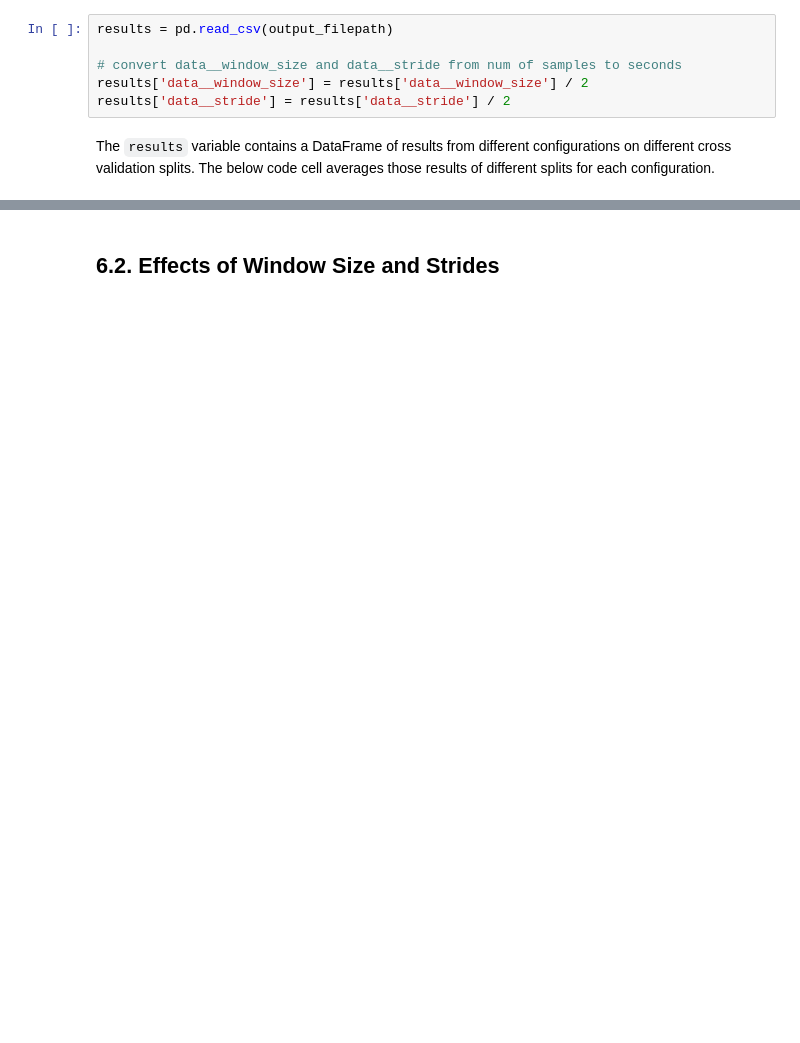
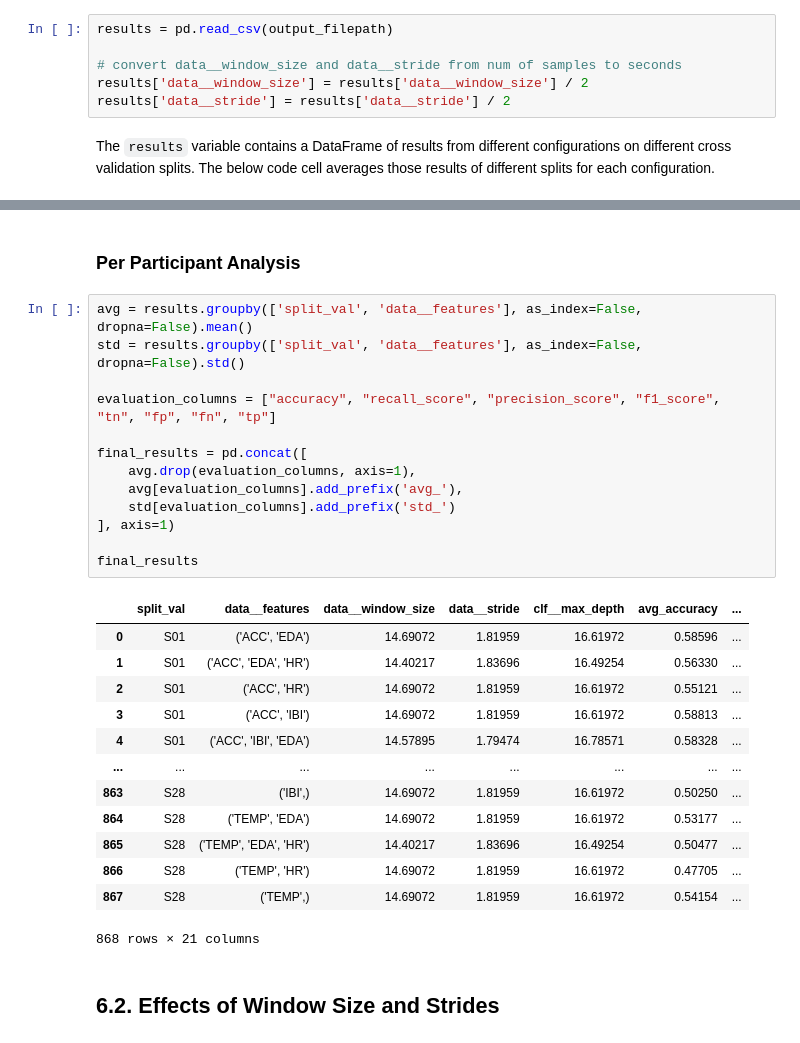
Before and after one commit to Socret360/ce888-data-science-and-decision-making, a Jupyter notebook: project/experiment.ipynb, the cells around one changed output, grey strips where cells are left out. Drawn from its saved outputs; the diff is of its cells as text; blank space fills up the shorter version.

```diff
--- a/project/experiment.ipynb
+++ b/project/experiment.ipynb
@@ -536,3 +607,32 @@ avg_results = results.groupby(list(param_grid.keys()), as_index=False, dropna=Fa
+# %% [markdown]
+### Per Participant Analysis
+# %%
+avg = results.groupby(['split_val', 'data__features'], as_index=False, dropna=False).mean()
+std = results.groupby(['split_val', 'data__features'], as_index=False, dropna=False).std()
+
+evaluation_columns = ["accuracy", "recall_score", "precision_score", "f1_score", "tn", "fp", "fn", "tp"]
+
+final_results = pd.concat([
+    avg.drop(evaluation_columns, axis=1),
+    avg[evaluation_columns].add_prefix('avg_'),
+    std[evaluation_columns].add_prefix('std_')
+], axis=1)
+
+final_results
+# %% [output]
+|  | split_val | data__features | data__window_size | data__stride | clf__max_depth | avg_accuracy | ... |
+| 0 | S01 | ('ACC', 'EDA') | 14.69072 | 1.81959 | 16.61972 | 0.58596 | ... |
+| 1 | S01 | ('ACC', 'EDA', 'HR') | 14.40217 | 1.83696 | 16.49254 | 0.56330 | ... |
+| 2 | S01 | ('ACC', 'HR') | 14.69072 | 1.81959 | 16.61972 | 0.55121 | ... |
+| 3 | S01 | ('ACC', 'IBI') | 14.69072 | 1.81959 | 16.61972 | 0.58813 | ... |
+| 4 | S01 | ('ACC', 'IBI', 'EDA') | 14.57895 | 1.79474 | 16.78571 | 0.58328 | ... |
+| ... | ... | ... | ... | ... | ... | ... | ... |
+| 863 | S28 | ('IBI',) | 14.69072 | 1.81959 | 16.61972 | 0.50250 | ... |
+| 864 | S28 | ('TEMP', 'EDA') | 14.69072 | 1.81959 | 16.61972 | 0.53177 | ... |
+| 865 | S28 | ('TEMP', 'EDA', 'HR') | 14.40217 | 1.83696 | 16.49254 | 0.50477 | ... |
+| 866 | S28 | ('TEMP', 'HR') | 14.69072 | 1.81959 | 16.61972 | 0.47705 | ... |
+| 867 | S28 | ('TEMP',) | 14.69072 | 1.81959 | 16.61972 | 0.54154 | ... |
+868 rows × 21 columns
 # %% [markdown]
 ## 6.2. Effects of Window Size and Strides
 # %%
```
Also changed, not shown: parts of 20 cells of this notebook.
